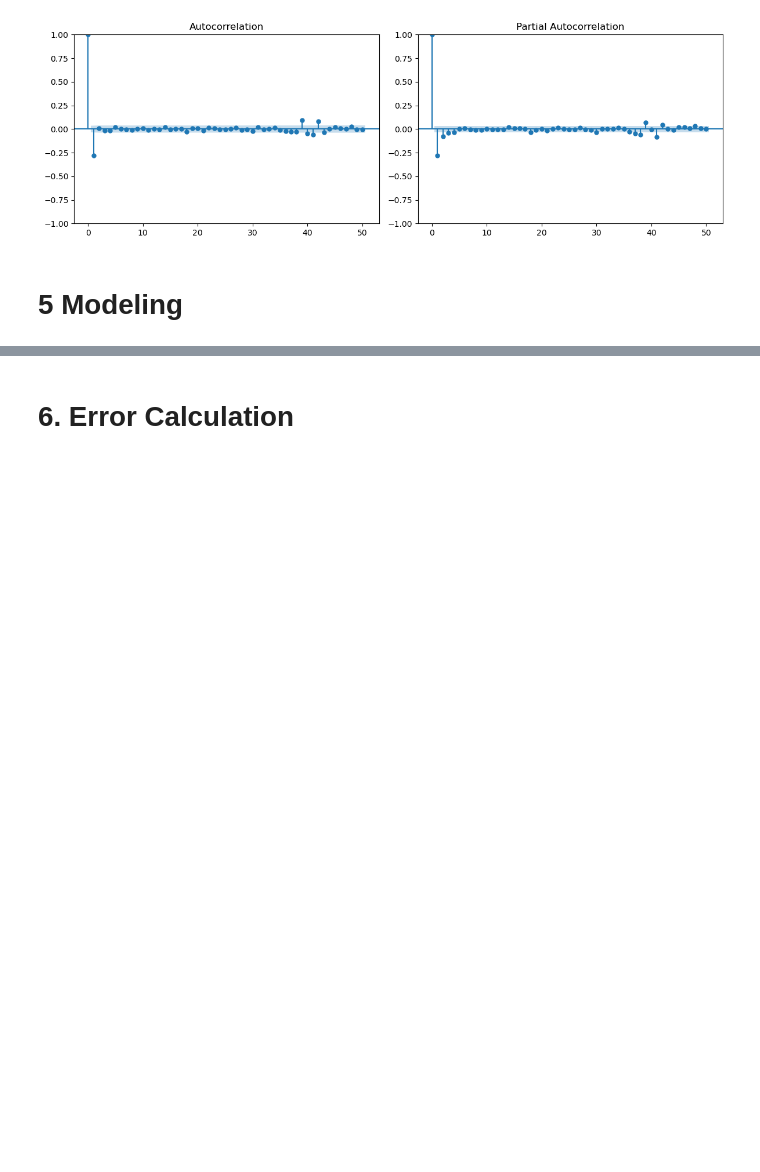
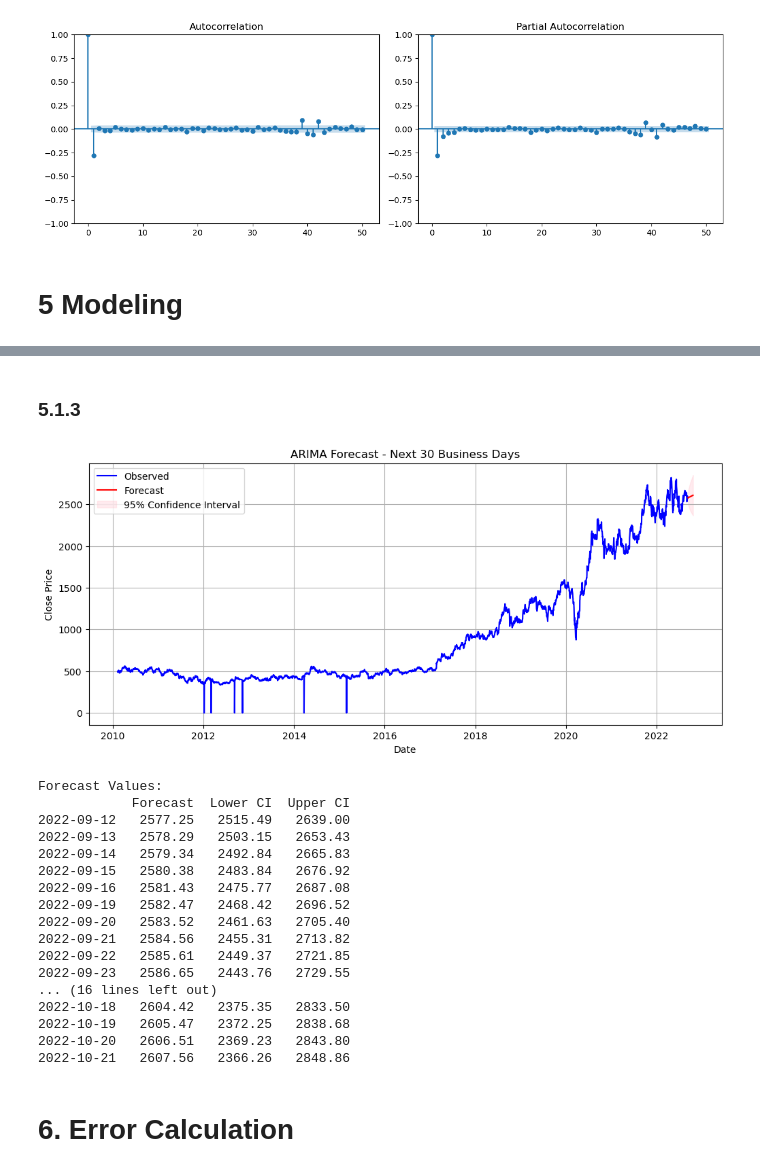
Before and after one commit to MamunurRahmanMoon/Stock_Price_Prediction_Time_Series_Forecasting, a Jupyter notebook: Time_Series_Forecastig_StockPrices_byMamunurRahmanMoon.ipynb, the cells around one changed output, grey strips where cells are left out. Cells and saved outputs as stored; diff of their text form; code cells hidden in the pictures; blank space fills up the shorter version.

```diff
--- a/Time_Series_Forecastig_StockPrices_byMamunurRahmanMoon.ipynb
+++ b/Time_Series_Forecastig_StockPrices_byMamunurRahmanMoon.ipynb
@@ -259,3 +350,64 @@ plt.show()
+# %% [markdown]
+### 5.1.3
+# %%
+forecast_steps = 30
+# Create future dates for forecasting
+last_date = df.index[-1]
+forecast_dates = pd.date_range(start=last_date, periods=forecast_steps + 1, freq='B')[1:]  # 'B' for business days
+
+# Get forecast
+forecast_result = res.get_forecast(steps=forecast_steps)
+mean_forecast = forecast_result.predicted_mean
+conf_int = forecast_result.conf_int()
+
+# Assign the proper dates to forecast results
+mean_forecast.index = forecast_dates
+conf_int.index = forecast_dates
+
+# Plotting
+plt.figure(figsize=(12,5))
+plt.plot(df.index, df['close'], label='Observed', color='blue')
+plt.plot(forecast_dates, mean_forecast, label='Forecast', color='red')
+plt.fill_between(forecast_dates,
+                 conf_int.iloc[:, 0],
+                 conf_int.iloc[:, 1],
+                 color='pink', alpha=0.3,
+                 label='95% Confidence Interval')
+
+plt.title(f"ARIMA Forecast - Next {forecast_steps} Business Days")
+plt.xlabel('Date')
+plt.ylabel('Close Price')
+plt.legend()
+plt.grid(True)
+plt.show()
+
+# Print the forecast values with dates
+print("\nForecast Values:")
+forecast_df = pd.DataFrame({
+    'Forecast': mean_forecast,
+    'Lower CI': conf_int.iloc[:, 0],
+    'Upper CI': conf_int.iloc[:, 1]
+}).round(2)
+print(forecast_df)
+# %% [output]
+[figure, added]
+Forecast Values:
+            Forecast  Lower CI  Upper CI
+2022-09-12   2577.25   2515.49   2639.00
+2022-09-13   2578.29   2503.15   2653.43
+2022-09-14   2579.34   2492.84   2665.83
+2022-09-15   2580.38   2483.84   2676.92
+2022-09-16   2581.43   2475.77   2687.08
+2022-09-19   2582.47   2468.42   2696.52
+2022-09-20   2583.52   2461.63   2705.40
+2022-09-21   2584.56   2455.31   2713.82
+2022-09-22   2585.61   2449.37   2721.85
+2022-09-23   2586.65   2443.76   2729.55
+... (16 lines left out)
+2022-10-18   2604.42   2375.35   2833.50
+2022-10-19   2605.47   2372.25   2838.68
+2022-10-20   2606.51   2369.23   2843.80
+2022-10-21   2607.56   2366.26   2848.86
 # %% [markdown]
 # 6. Error Calculation
 # %% [markdown]
```
Also changed, not shown: parts of 9 cells of this notebook.
